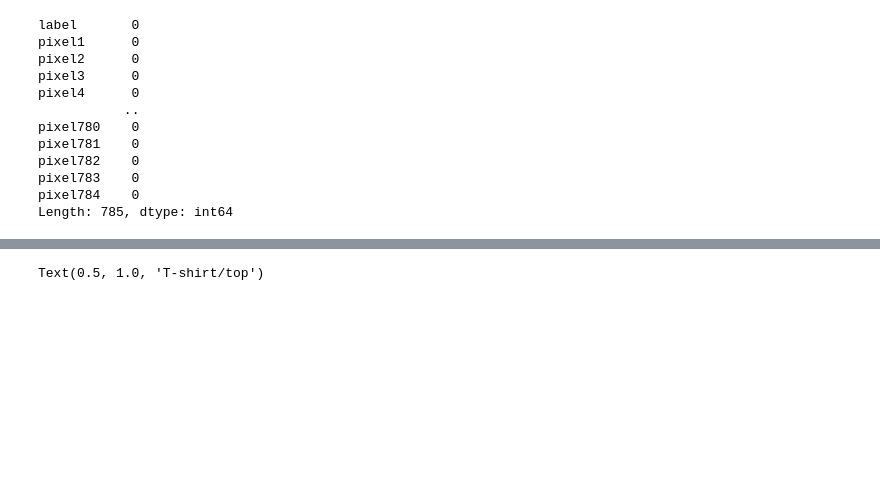
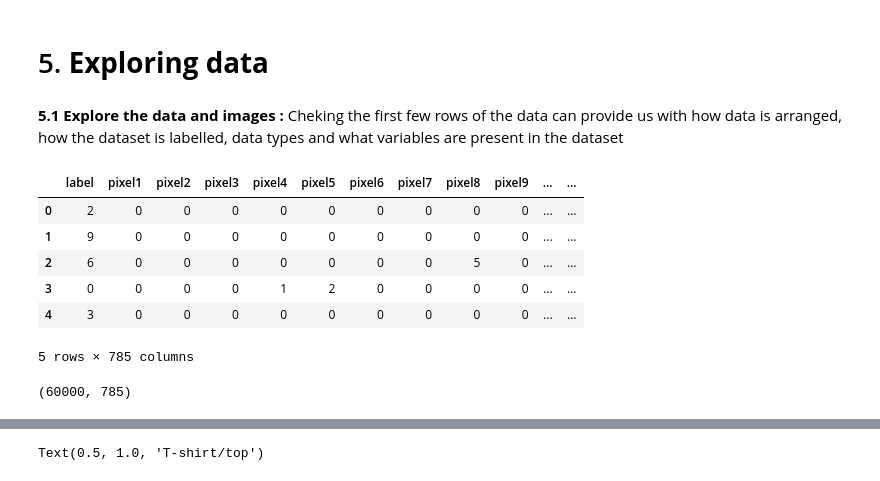
Before and after one commit to Adnan525/fashion_MNIST, a Jupyter notebook: fashion.ipynb, the cells around one changed output, grey strips where cells are left out. Drawn from its saved outputs; the diff is of its cells as text; code cells hidden in the pictures; blank space fills up the shorter version.

```diff
--- a/fashion.ipynb
+++ b/fashion.ipynb
@@ -9,19 +37,24 @@ import matplotlib.pylab as pylab
 # %%
 df_train = pd.read_csv("fashion_MNIST/fashion-mnist_train.csv")
 df_test = pd.read_csv("fashion_MNIST/fashion-mnist_test.csv")
-# %%
-#check for NA
-df_train.isna().sum()
-# %% [output]
-label       0
-pixel1      0
-pixel2      0
-pixel3      0
-pixel4      0
-           ..
-pixel780    0
-pixel781    0
-pixel782    0
-pixel783    0
-pixel784    0
-Length: 785, dtype: int64
+# %% [markdown]
+# 5. <b>Exploring data</b>
+# %% [markdown]
+<b>5.1 Explore the data and images : </b> Cheking the first few rows of the data can provide us with how data is arranged, how the dataset is labelled, data types and what variables are present in the dataset
+# %%
+df_train.head()
+# %% [output]
+|  | label | pixel1 | pixel2 | pixel3 | pixel4 | pixel5 | pixel6 | pixel7 | pixel8 | pixel9 | ... | ... |
+| 0 | 2 | 0 | 0 | 0 | 0 | 0 | 0 | 0 | 0 | 0 | ... | ... |
+| 1 | 9 | 0 | 0 | 0 | 0 | 0 | 0 | 0 | 0 | 0 | ... | ... |
+| 2 | 6 | 0 | 0 | 0 | 0 | 0 | 0 | 0 | 5 | 0 | ... | ... |
+| 3 | 0 | 0 | 0 | 0 | 1 | 2 | 0 | 0 | 0 | 0 | ... | ... |
+| 4 | 3 | 0 | 0 | 0 | 0 | 0 | 0 | 0 | 0 | 0 | ... | ... |
+5 rows × 785 columns
+# %%
+# checking dataframe shape
+# 60,000 values
+# 785 variables
+df_train.shape
+# %% [output]
+(60000, 785)
```
Also changed, not shown: parts of 38 cells of this notebook, 1 other file.
